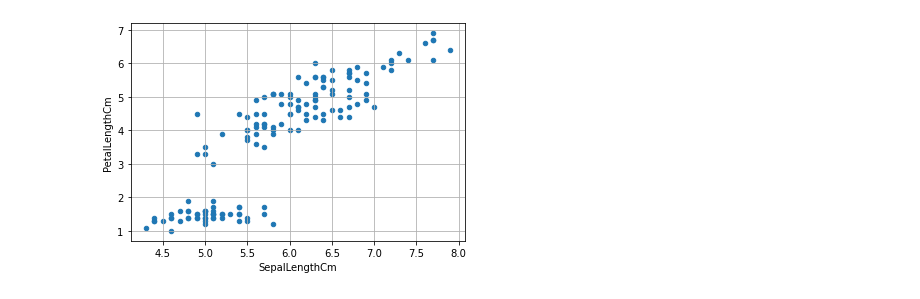
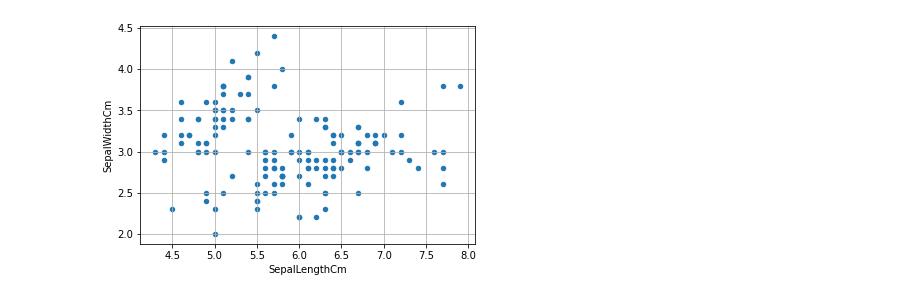
Before and after one commit to RyanMch97/pands-project, a Jupyter notebook: IrisNotebook.ipynb, the cells around one changed output. Saved outputs shown, nothing was run; the diff lists cells and outputs as text; code cells hidden in the pictures.

Commit message:
Scatter plots & Histograms added + research updated

```diff
--- a/IrisNotebook.ipynb
+++ b/IrisNotebook.ipynb
@@ -1,8 +1,9 @@
 # %%
 import csv
 import pandas as pd
+import seaborn as sns
 import matplotlib.pyplot as plt
 
-df = pd.read_csv('desktop\iris.csv')
-print(df.to_string())
+df = pd.read_csv('C:/Users/Ryanmc/Desktop/iris.csv') ##Read Data from CSV file
+df.head(10) ##Printing out CSV to Make sure all is correct & file loaded in right, head prints first 10 rows
 # %% [output]
@@ -68,8 +75,9 @@ df.loc[df["Species"] == "Setosa"]
 # %%
-
 df.plot(kind ="scatter",
           x ='SepalLengthCm',
-          y ='PetalLengthCm')
+          y ='SepalWidthCm',
+       )
 plt.grid()
+plt.savefig('SepalScatter.png')
 # %% [output]
-[figure, old version]
+[figure, new version]
```
Also changed, not shown: parts of 6 cells of this notebook, 8 other files.
